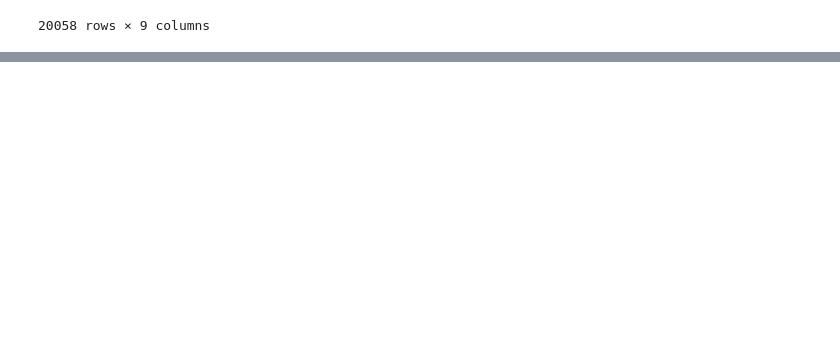
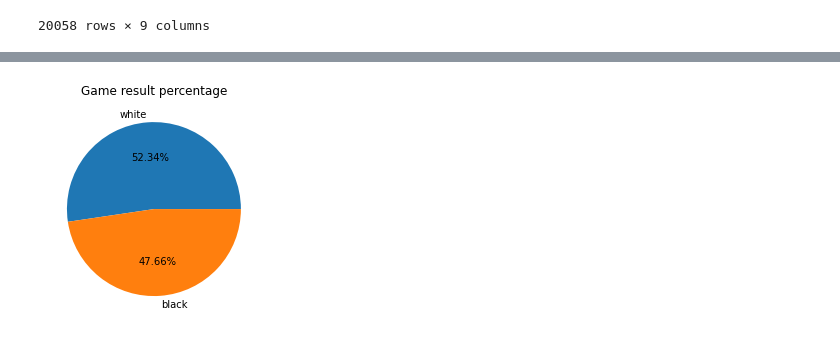
Before and after one commit to pokolowski/projektAPI, a Jupyter notebook: test2.ipynb, the cells around one changed output, grey strips where cells are left out. Cells and saved outputs as stored; diff of their text form; code cells hidden in the pictures; blank space fills up the shorter version.

Commit message:
add diagrams

```diff
--- a/test2.ipynb
+++ b/test2.ipynb
@@ -25,3 +25,10 @@ gry
 | 20056 | True | 109 | resign | white | marcodisogno | 1360 | jamboger | 1227 | e4 d6 d4 Nf6 e5 dxe5 dxe5 Qxd1+ K... |
 | 20057 | True | 78 | mate | black | jamboger | 1235 | ffbob | 1339 | d4 d5 Bf4 Na6 e3 e6 c3 Nf6 Nf3 Bd... |
 20058 rows × 9 columns
+# %%
+df = pd.read_csv('games.csv')
+df.head(5)
+df = df.drop(['id', 'white_id', 'black_id', 'created_at', 'last_move_at', 'moves' ], axis = 1)
+df = df[df['winner'] != 'draw']
+df.columns
+df.head(5)
@@ -27,0 +42,30 @@ gry
+# %%
+def plotPie(column, title):
+    fig,ax = plt.subplots(1,1)
+    data = df[column].value_counts()
+    plt.pie(data,autopct='%1.2f%%', labels=data.index)
+    plt.title(title)
+    plt.show()
+
+def plotHist(column, title):
+    if len(column) == 2:
+        fig, ax = plt.subplots(1,2)
+        ax[0].hist(df[column[0]], alpha=0.7, edgecolor='black')
+        ax[0].set_title(title[0])
+        ax[1].hist(df[column[1]], alpha=0.7, edgecolor='black')
+        ax[1].set_title(title[1])
+    else:
+        plt.hist(df[column], alpha=0.7, edgecolor='black')
+        plt.title(title)
+    plt.style.use('seaborn-whitegrid')
+    plt.show
+
+def plotBar(column, title):
+    data = df[column].value_counts()
+    plt.bar(data.index, data)
+    plt.title(title)
+    plt.show
+# %%
+plotPie('winner', 'Game result percentage')
+# %% [output]
+[figure, added]
```
Also changed, not shown: parts of 4 cells of this notebook.
